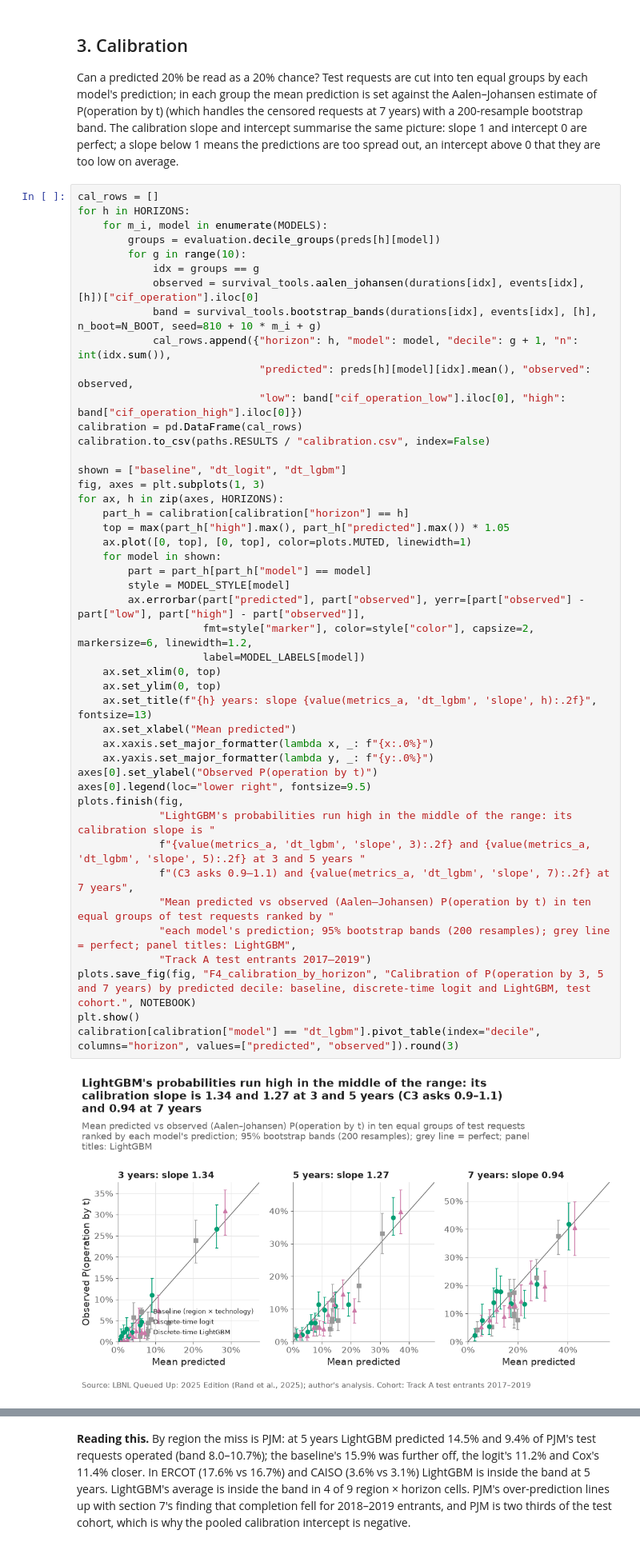
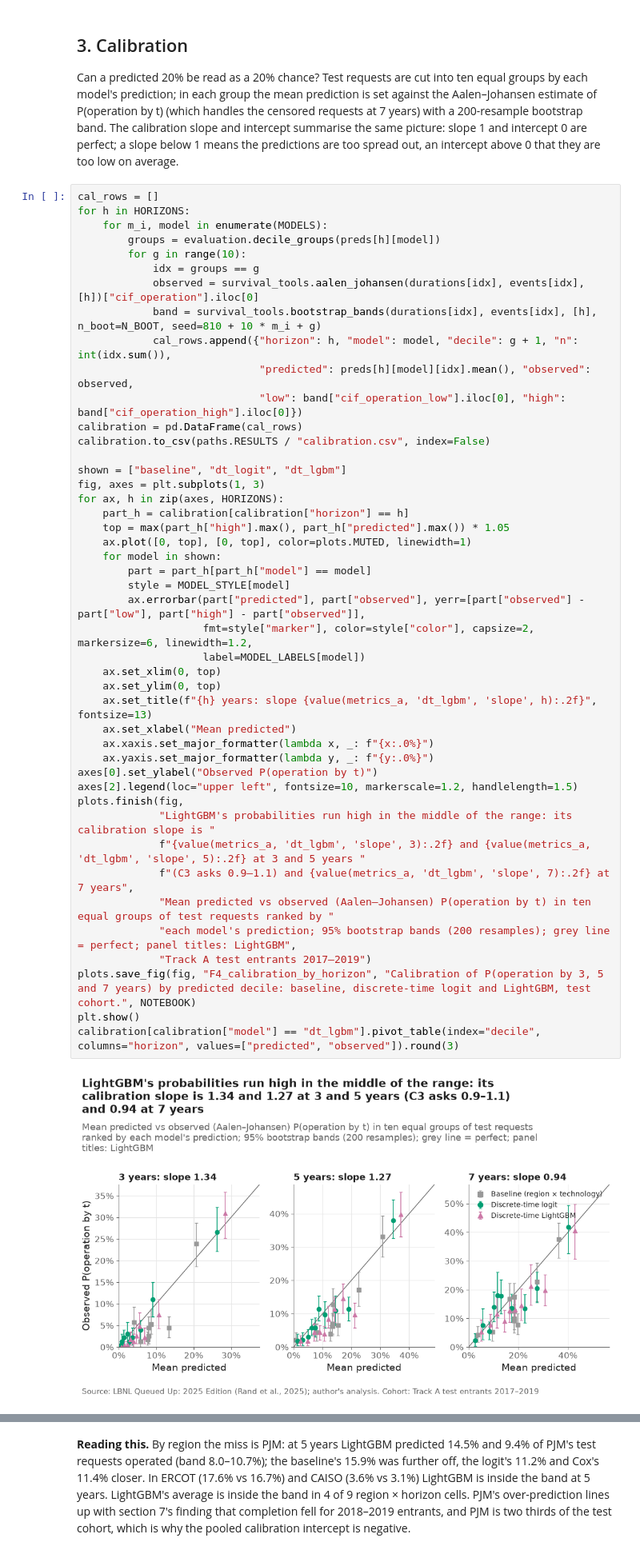
Before and after one commit to alanmossinger/Capstone, a Jupyter notebook: notebooks/08_evaluate.ipynb, the cells around one changed output, grey strips where cells are left out. Shown at 80% size. Saved outputs shown, nothing was run; the diff lists cells and outputs as text.

```diff
--- a/notebooks/08_evaluate.ipynb
+++ b/notebooks/08_evaluate.ipynb
@@ -597,35 +600,35 @@ calibration.to_csv(paths.RESULTS / "calibration.csv", index=False)
 shown = ["baseline", "dt_logit", "dt_lgbm"]
 fig, axes = plt.subplots(1, 3)
 for ax, h in zip(axes, HORIZONS):
     part_h = calibration[calibration["horizon"] == h]
     top = max(part_h["high"].max(), part_h["predicted"].max()) * 1.05
     ax.plot([0, top], [0, top], color=plots.MUTED, linewidth=1)
     for model in shown:
         part = part_h[part_h["model"] == model]
         style = MODEL_STYLE[model]
         ax.errorbar(part["predicted"], part["observed"], yerr=[part["observed"] - part["low"], part["high"] - part["observed"]],
                     fmt=style["marker"], color=style["color"], capsize=2, markersize=6, linewidth=1.2,
                     label=MODEL_LABELS[model])
     ax.set_xlim(0, top)
     ax.set_ylim(0, top)
     ax.set_title(f"{h} years: slope {value(metrics_a, 'dt_lgbm', 'slope', h):.2f}", fontsize=13)
     ax.set_xlabel("Mean predicted")
     ax.xaxis.set_major_formatter(lambda x, _: f"{x:.0%}")
     ax.yaxis.set_major_formatter(lambda y, _: f"{y:.0%}")
 axes[0].set_ylabel("Observed P(operation by t)")
-axes[0].legend(loc="lower right", fontsize=9.5)
+axes[2].legend(loc="upper left", fontsize=10, markerscale=1.2, handlelength=1.5)
 plots.finish(fig,
              "LightGBM's probabilities run high in the middle of the range: its calibration slope is "
              f"{value(metrics_a, 'dt_lgbm', 'slope', 3):.2f} and {value(metrics_a, 'dt_lgbm', 'slope', 5):.2f} at 3 and 5 years "
              f"(C3 asks 0.9–1.1) and {value(metrics_a, 'dt_lgbm', 'slope', 7):.2f} at 7 years",
              "Mean predicted vs observed (Aalen–Johansen) P(operation by t) in ten equal groups of test requests ranked by "
              "each model's prediction; 95% bootstrap bands (200 resamples); grey line = perfect; panel titles: LightGBM",
              "Track A test entrants 2017–2019")
 plots.save_fig(fig, "F4_calibration_by_horizon", "Calibration of P(operation by 3, 5 and 7 years) by predicted decile: baseline, discrete-time logit and LightGBM, test cohort.", NOTEBOOK)
 plt.show()
 calibration[calibration["model"] == "dt_lgbm"].pivot_table(index="decile", columns="horizon", values=["predicted", "observed"]).round(3)
 # %% [output]
-[figure, old version]
+[figure, new version]
 |  | observed |  |  | predicted |  |  |
 | horizon | 3 | 5 | 7 | 3 | 5 | 7 |
 | decile |  |  |  |  |  |  |
```
Also changed, not shown: parts of 5 cells of this notebook, 12 other files.
